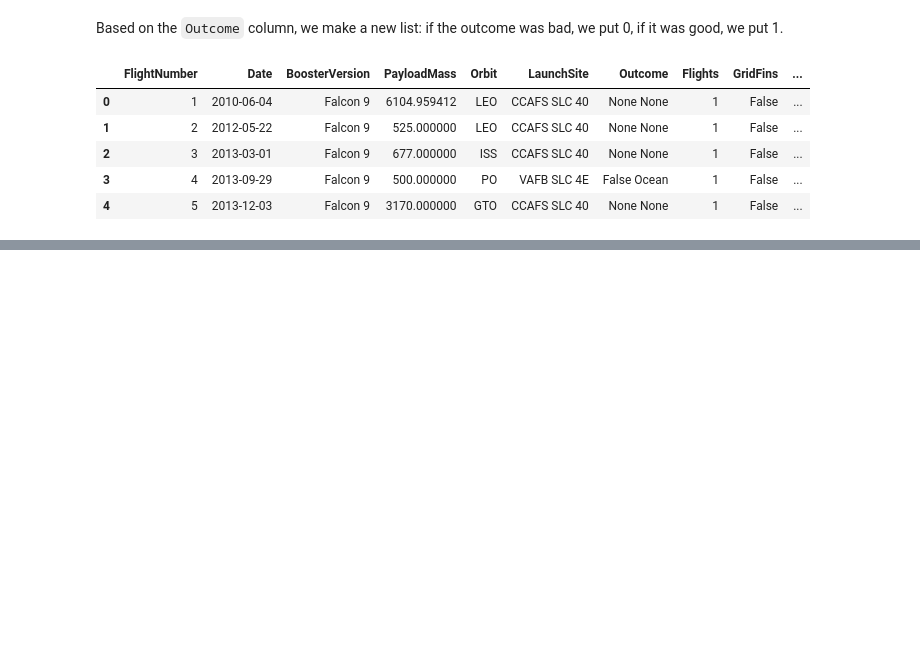
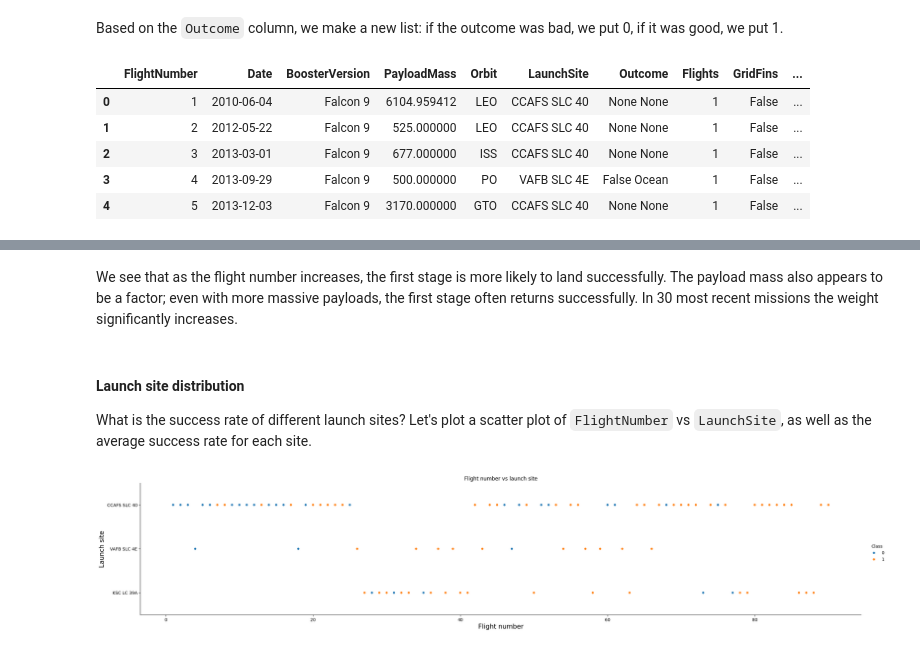
Before and after one commit to msulkowski2/SpaceX-Falcon9-IBM-DS, a Jupyter notebook: SpaceX-Falcon9-IBM-DS.ipynb, the cells around one changed output, grey strips where cells are left out. Saved outputs shown, nothing was run; the diff lists cells and outputs as text; code cells hidden in the pictures; blank space fills up the shorter version.

```diff
--- a/SpaceX-Falcon9-IBM-DS.ipynb
+++ b/SpaceX-Falcon9-IBM-DS.ipynb
@@ -259,0 +316,13 @@ df.head()
+# %% [markdown]
+We see that as the flight number increases, the first stage is more likely to land successfully. The payload mass also appears to be a factor; even with more massive payloads, the first stage often returns successfully. In 30 most recent missions the weight significantly increases.
+# %% [markdown]
+#### **Launch site distribution**
+What is the success rate of different launch sites? Let's plot a scatter plot of `FlightNumber` vs `LaunchSite`, as well as the average success rate for each site.
+# %%
+sns.catplot(x="FlightNumber", y="LaunchSite", hue="Class", data=df, aspect=5, jitter=False)
+plt.title("Flight number vs launch site")
+plt.xlabel("Flight number", fontsize=15)
+plt.ylabel("Launch site", fontsize=15)
+plt.show()
+# %% [output]
+[figure, added]
```
Also changed, not shown: parts of 48 cells of this notebook.
